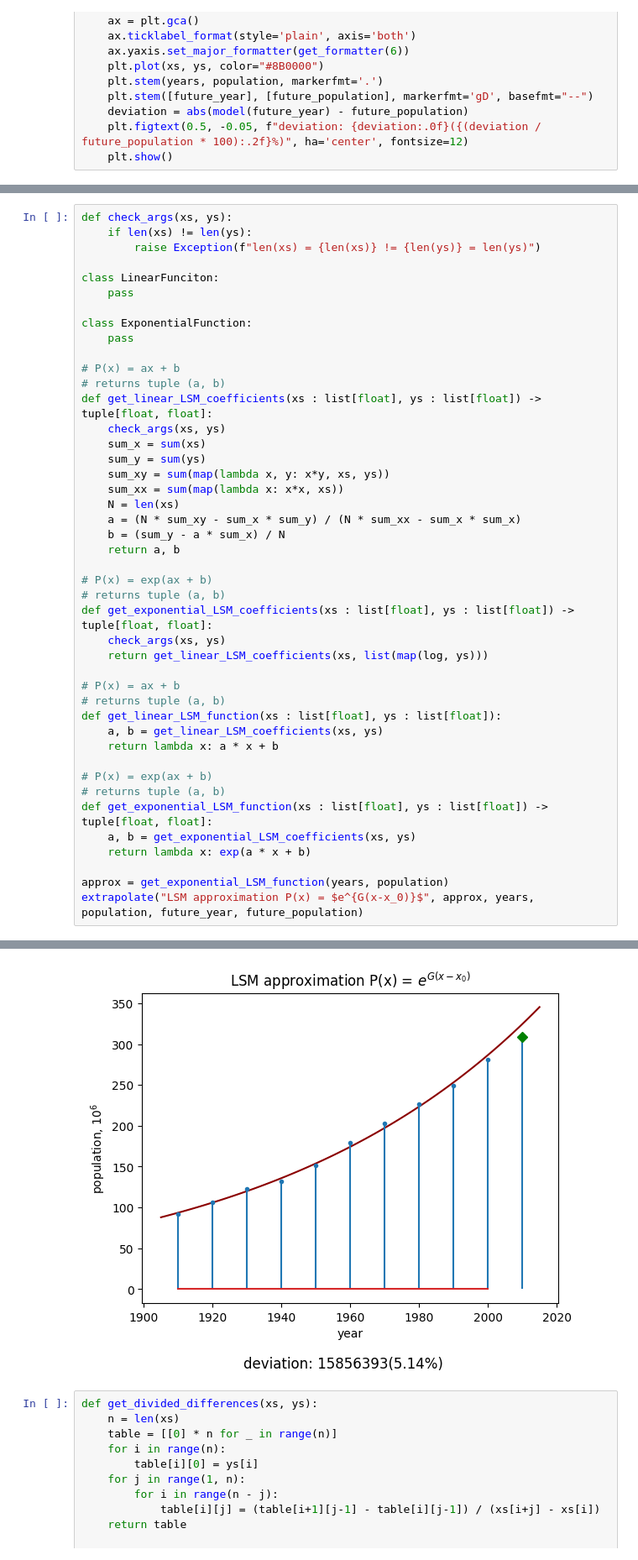
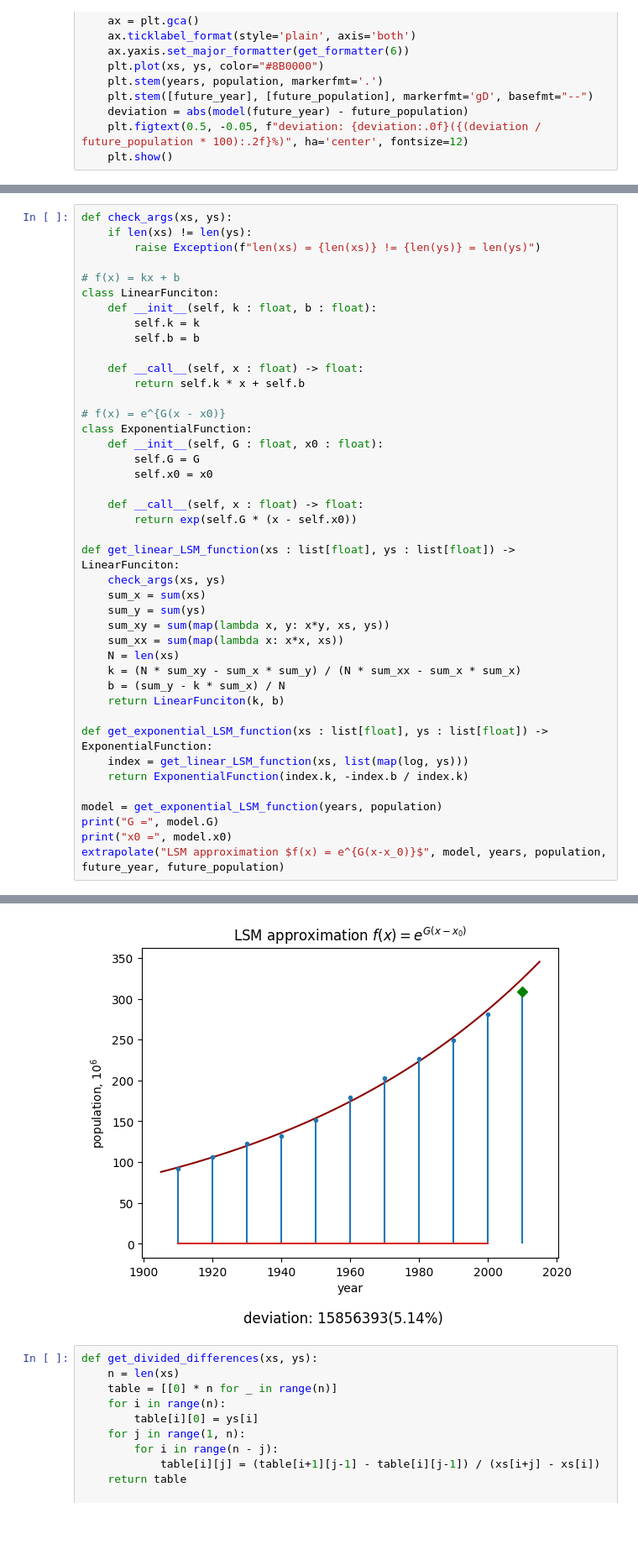
Before and after one commit to VoyakaGOD/computational-mathematics, a Jupyter notebook: extrapolation.ipynb, the cells around one changed output, grey strips where cells are left out. Shown: that part at 84% size. Cells and saved outputs as stored; diff of their text form; blank space fills up the shorter version.

```diff
--- a/extrapolation.ipynb
+++ b/extrapolation.ipynb
@@ -32,43 +34,41 @@ def check_args(xs, ys):
     if len(xs) != len(ys):
         raise Exception(f"len(xs) = {len(xs)} != {len(ys)} = len(ys)")
 
+# f(x) = kx + b
 class LinearFunciton:
-    pass
+    def __init__(self, k : float, b : float):
+        self.k = k
+        self.b = b
 
+    def __call__(self, x : float) -> float:
+        return self.k * x + self.b
+
+# f(x) = e^{G(x - x0)}
 class ExponentialFunction:
-    pass
+    def __init__(self, G : float, x0 : float):
+        self.G = G
+        self.x0 = x0
 
-# P(x) = ax + b
-# returns tuple (a, b)
-def get_linear_LSM_coefficients(xs : list[float], ys : list[float]) -> tuple[float, float]:
+    def __call__(self, x : float) -> float:
+        return exp(self.G * (x - self.x0))
+
+def get_linear_LSM_function(xs : list[float], ys : list[float]) -> LinearFunciton:
     check_args(xs, ys)
     sum_x = sum(xs)
     sum_y = sum(ys)
     sum_xy = sum(map(lambda x, y: x*y, xs, ys))
     sum_xx = sum(map(lambda x: x*x, xs))
     N = len(xs)
-    a = (N * sum_xy - sum_x * sum_y) / (N * sum_xx - sum_x * sum_x)
-    b = (sum_y - a * sum_x) / N
-    return a, b
+    k = (N * sum_xy - sum_x * sum_y) / (N * sum_xx - sum_x * sum_x)
+    b = (sum_y - k * sum_x) / N
+    return LinearFunciton(k, b)
 
-# P(x) = exp(ax + b)
-# returns tuple (a, b)
-def get_exponential_LSM_coefficients(xs : list[float], ys : list[float]) -> tuple[float, float]:
-    check_args(xs, ys)
-    return get_linear_LSM_coefficients(xs, list(map(log, ys)))
+def get_exponential_LSM_function(xs : list[float], ys : list[float]) -> ExponentialFunction:
+    index = get_linear_LSM_function(xs, list(map(log, ys)))
+    return ExponentialFunction(index.k, -index.b / index.k)
 
-# P(x) = ax + b
-# returns tuple (a, b)
-def get_linear_LSM_function(xs : list[float], ys : list[float]):
-    a, b = get_linear_LSM_coefficients(xs, ys)
-    return lambda x: a * x + b
-
-# P(x) = exp(ax + b)
-# returns tuple (a, b)
-def get_exponential_LSM_function(xs : list[float], ys : list[float]) -> tuple[float, float]:
-    a, b = get_exponential_LSM_coefficients(xs, ys)
-    return lambda x: exp(a * x + b)
-
-approx = get_exponential_LSM_function(years, population)
-extrapolate("LSM approximation P(x) = $e^{G(x-x_0)}$", approx, years, population, future_year, future_population)
+model = get_exponential_LSM_function(years, population)
+print("G =", model.G)
+print("x0 =", model.x0)
+extrapolate("LSM approximation $f(x) = e^{G(x-x_0)}$", model, years, population, future_year, future_population)
 # %% [output]
@@ -75,4 +77,4 @@ extrapolate("LSM approximation P(x) = $e^{G(x-x_0)}$", approx, years, population
-[figure, old version]
+[figure, new version]
 # %%
 def get_divided_differences(xs, ys):
     n = len(xs)
```
Also changed, not shown: parts of 3 cells of this notebook.
